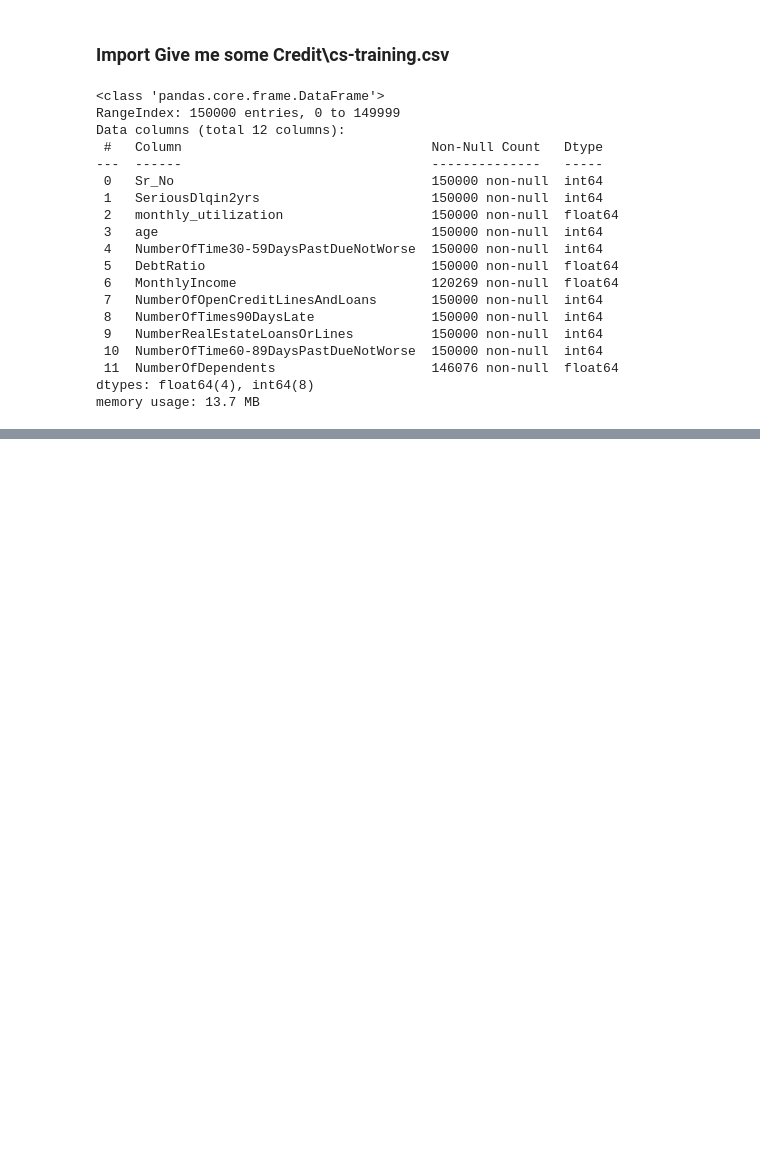
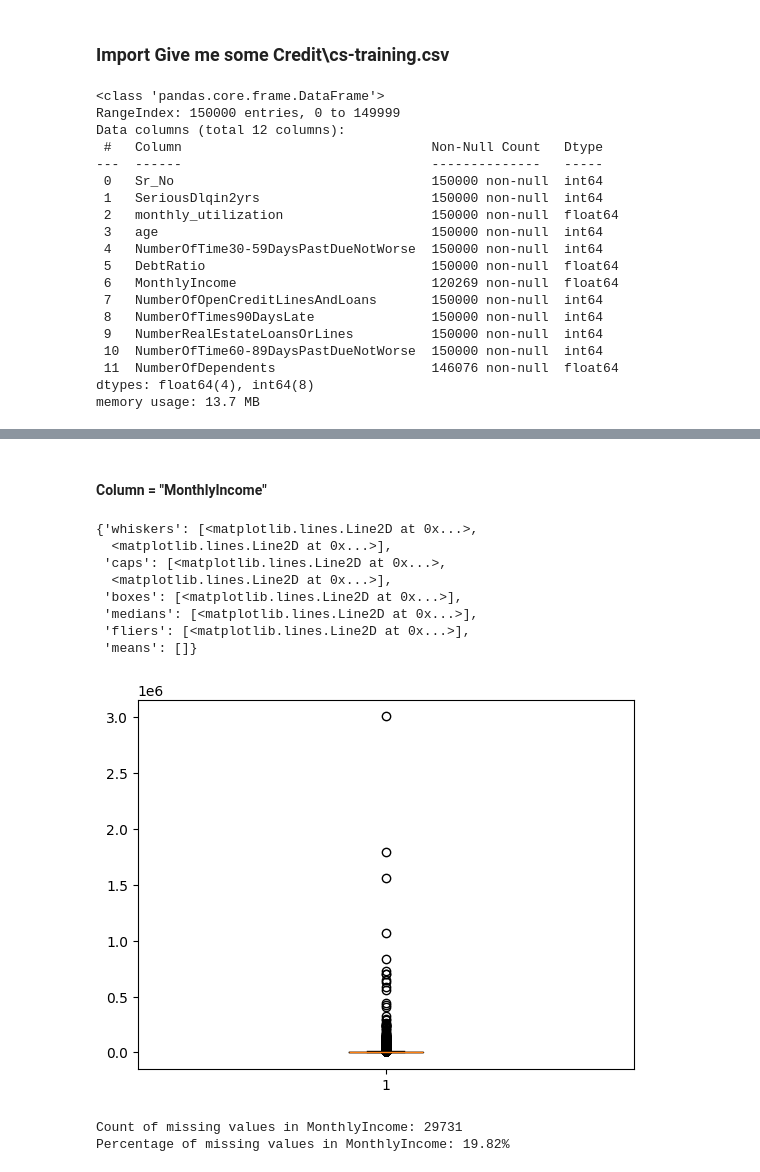
Before and after one commit to Sneha-sharma26/credit-risk-modeling, a Jupyter notebook: dataPreprocessing.ipynb, the cells around one changed output, grey strips where cells are left out. Cells and saved outputs as stored; diff of their text form; code cells hidden in the pictures; blank space fills up the shorter version.

```diff
--- a/dataPreprocessing.ipynb
+++ b/dataPreprocessing.ipynb
@@ -56,0 +299,23 @@ memory usage: 13.7 MB
+# %% [markdown]
+#### Column = "MonthlyIncome"
+# %%
+plt.boxplot(loans["MonthlyIncome"].dropna())
+# %% [output]
+{'whiskers': [<matplotlib.lines.Line2D at 0x...>,
+  <matplotlib.lines.Line2D at 0x...>],
+ 'caps': [<matplotlib.lines.Line2D at 0x...>,
+  <matplotlib.lines.Line2D at 0x...>],
+ 'boxes': [<matplotlib.lines.Line2D at 0x...>],
+ 'medians': [<matplotlib.lines.Line2D at 0x...>],
+ 'fliers': [<matplotlib.lines.Line2D at 0x...>],
+ 'means': []}
+[figure, added]
+# %%
+# count the missing value percentage in MonthlyIncome column
+missing_income = loans["MonthlyIncome"].isnull().sum()
+print(f"Count of missing values in MonthlyIncome: {missing_income}")
+missing_percentage = missing_income / len(loans) * 100
+print(f"Percentage of missing values in MonthlyIncome: {missing_percentage:.2f}%")
+# %% [output]
+Count of missing values in MonthlyIncome: 29731
+Percentage of missing values in MonthlyIncome: 19.82%
```
Also changed, not shown: parts of 19 cells of this notebook.
